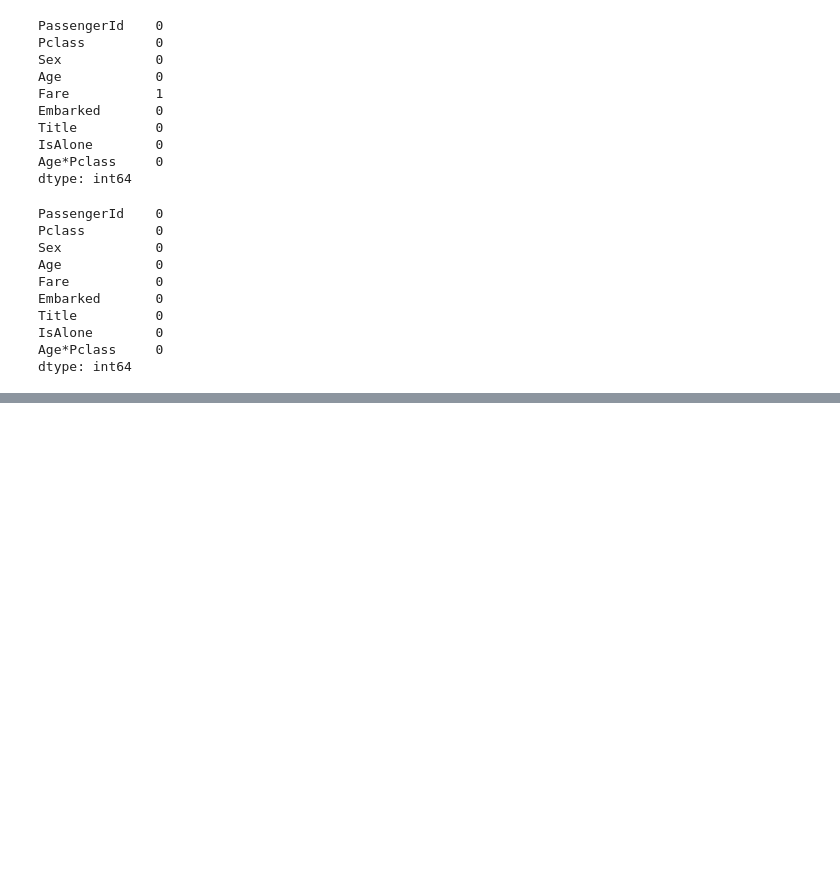
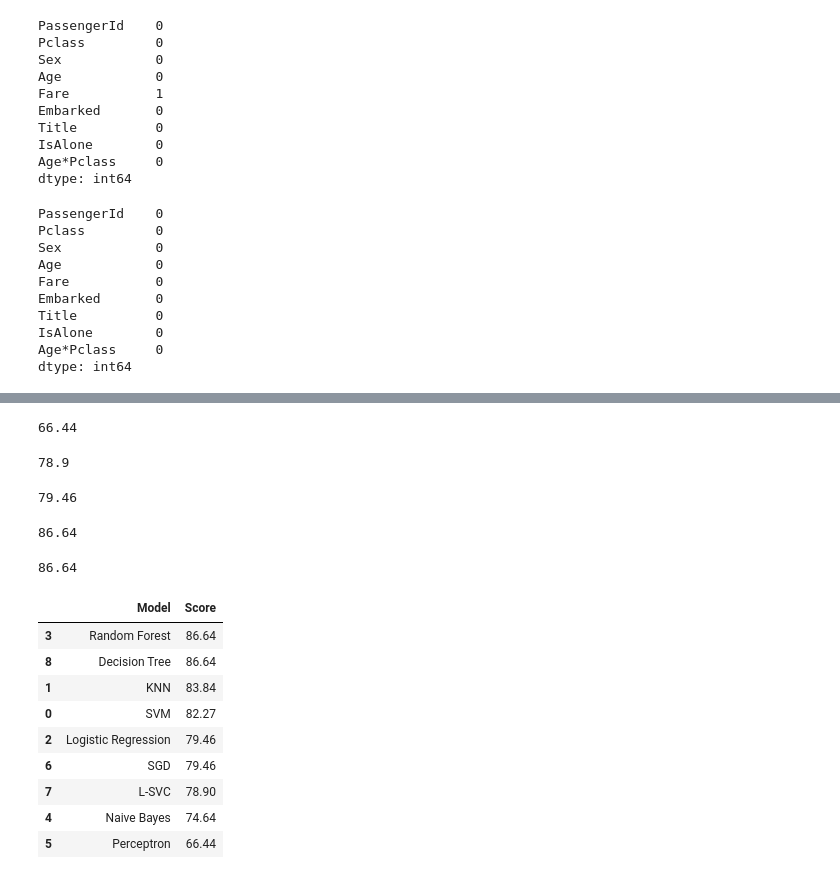
Before and after one commit to woorain20/2022-rainy, a Jupyter notebook: python/kaggle/titanic.ipynb, the cells around one changed output, grey strips where cells are left out. Drawn from its saved outputs; the diff is of its cells as text; code cells hidden in the pictures; blank space fills up the shorter version.

```diff
--- a/python/kaggle/titanic.ipynb
+++ b/python/kaggle/titanic.ipynb
@@ -727,0 +784,67 @@ train_df.sample(10)
+# %%
+# 퍼셉트론
+from sklearn.linear_model import Perceptron
+perceptron=Perceptron()
+perceptron.fit(X_train, Y_train)
+Y_pred=perceptron.predict(X_test)
+acc_perceptron=round(perceptron.score(X_train, Y_train)*100, 2)
+acc_perceptron
+# %% [output]
+66.44
+# %%
+# LinearSVC
+linear_svc=LinearSVC()
+linear_svc.fit(X_train, Y_train)
+Y_pred=linear_svc.predict(X_test)
+acc_linear_svc=round(linear_svc.score(X_train, Y_train)*100, 2)
+acc_linear_svc
+# %% [output]
+78.9
+# %%
+# 확률적 경사 하강법(Stochastic Gradient Descent)
+from sklearn.linear_model import SGDClassifier
+sgd=SGDClassifier()
+sgd.fit(X_train, Y_train)
+Y_pred=sgd.predict(X_test)
+acc_sgd=round(sgd.score(X_train, Y_train)*100, 2)
+acc_sgd
+# %% [output]
+79.46
+# %%
+# 결정 트리(Decision Tree)
+from sklearn.tree import DecisionTreeClassifier
+decicion_tree=DecisionTreeClassifier()
+decicion_tree.fit(X_train, Y_train)
+Y_pred=decicion_tree.predict(X_test)
+acc_decicion_tree=round(decicion_tree.score(X_train, Y_train)*100, 2)
+acc_decicion_tree
+# %% [output]
+86.64
+# %%
+# 랜덤 포레스트(Random Forest)
+from sklearn.ensemble import RandomForestClassifier
+random_forest=RandomForestClassifier(n_estimators=100)
+random_forest.fit(X_train, Y_train)
+Y_pred=random_forest.predict(X_test)
+acc_random_forest=round(random_forest.score(X_train, Y_train)*100, 2)
+acc_random_forest
+# %% [output]
+86.64
+# %%
+# 모델에 대한 평가 순위를 매겨서 도출
+models=pd.DataFrame({
+    "Model":["SVM", "KNN", "Logistic Regression", "Random Forest", "Naive Bayes", "Perceptron", "SGD", "L-SVC", "Decision Tree"],
+    "Score":[acc_svc, acc_knn, acc_log, acc_random_forest, acc_gaussian, acc_perceptron, acc_sgd, acc_linear_svc, acc_decicion_tree]
+    })
+models.sort_values(by="Score", ascending=False)
+# %% [output]
+|  | Model | Score |
+| 3 | Random Forest | 86.64 |
+| 8 | Decision Tree | 86.64 |
+| 1 | KNN | 83.84 |
+| 0 | SVM | 82.27 |
+| 2 | Logistic Regression | 79.46 |
+| 6 | SGD | 79.46 |
+| 7 | L-SVC | 78.90 |
+| 4 | Naive Bayes | 74.64 |
+| 5 | Perceptron | 66.44 |
```
Also changed, not shown: parts of 19 cells of this notebook, 6 other files.
